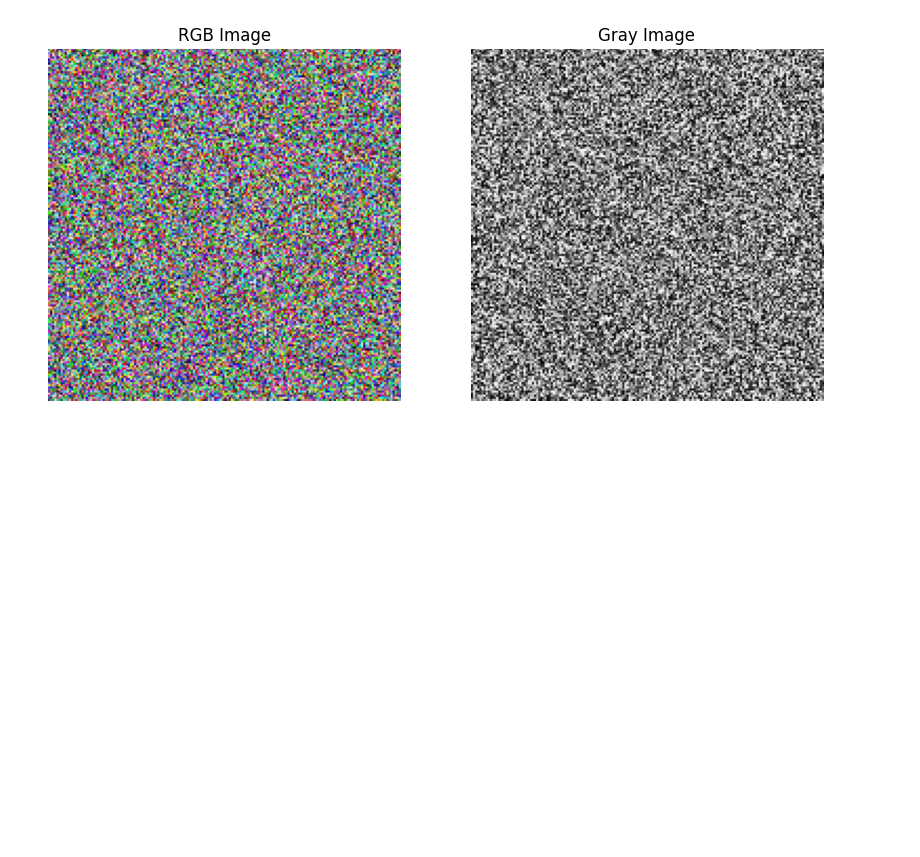
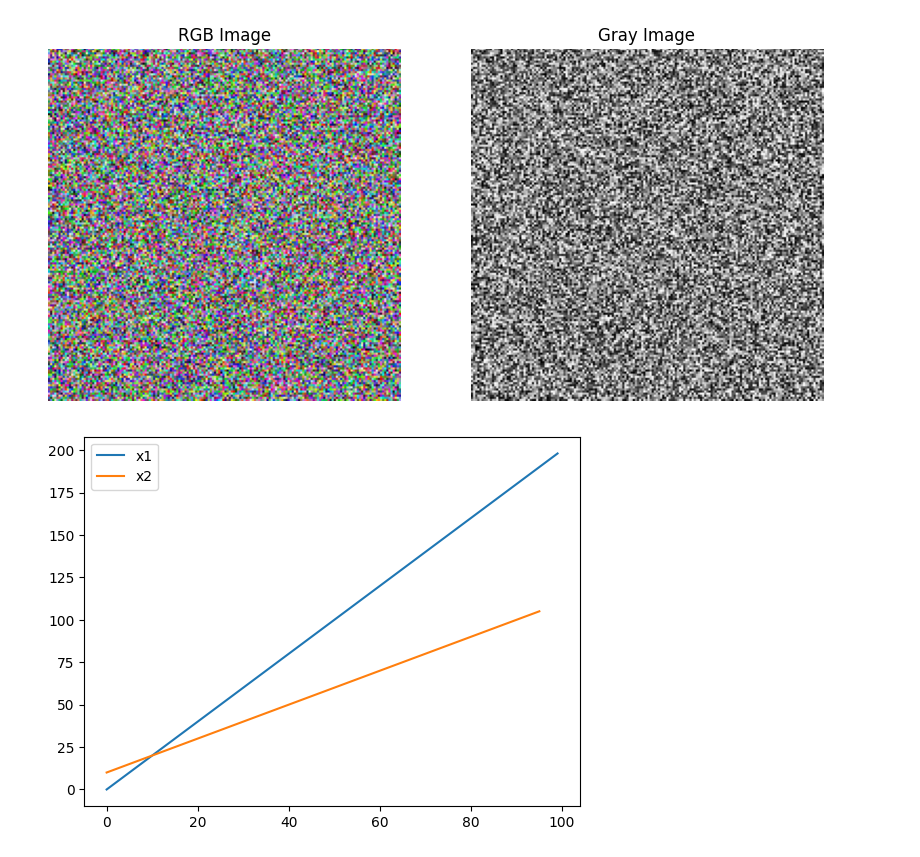
Before and after one commit to nguyentrungnghia1998/equiRL, a Jupyter notebook: equi/test.ipynb, the cells around one changed output. Cells and saved outputs as stored; diff of their text form; code cells hidden in the pictures; blank space fills up the shorter version.

```diff
--- a/equi/test.ipynb
+++ b/equi/test.ipynb
@@ -174,0 +178,14 @@ plot_rgb_and_gray_images(img, 'test')
+# %%
+x1 = [i for i in range(100)]
+y1 = [x*2 for x in x1]
+
+x2 = [i for i in range(0, 100, 5)]
+y2 = [x+10 for x in x2]
+# %%
+# plot (x1, y1) and (x2, y2)
+plt.plot(x1, y1, label='x1')
+plt.plot(x2, y2, label='x2')
+plt.legend()
+plt.show()
+# %% [output]
+[figure, added]
```
Also changed, not shown: parts of 13 cells of this notebook, 10 other files.
